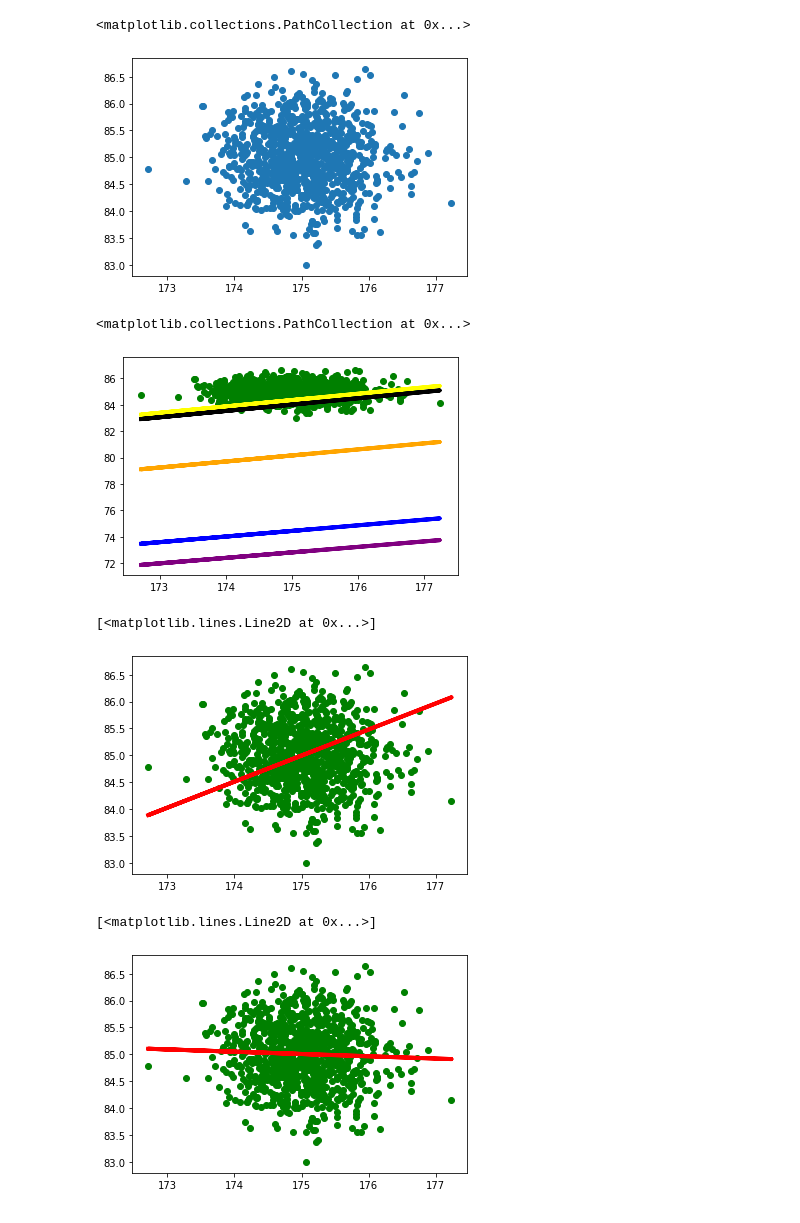
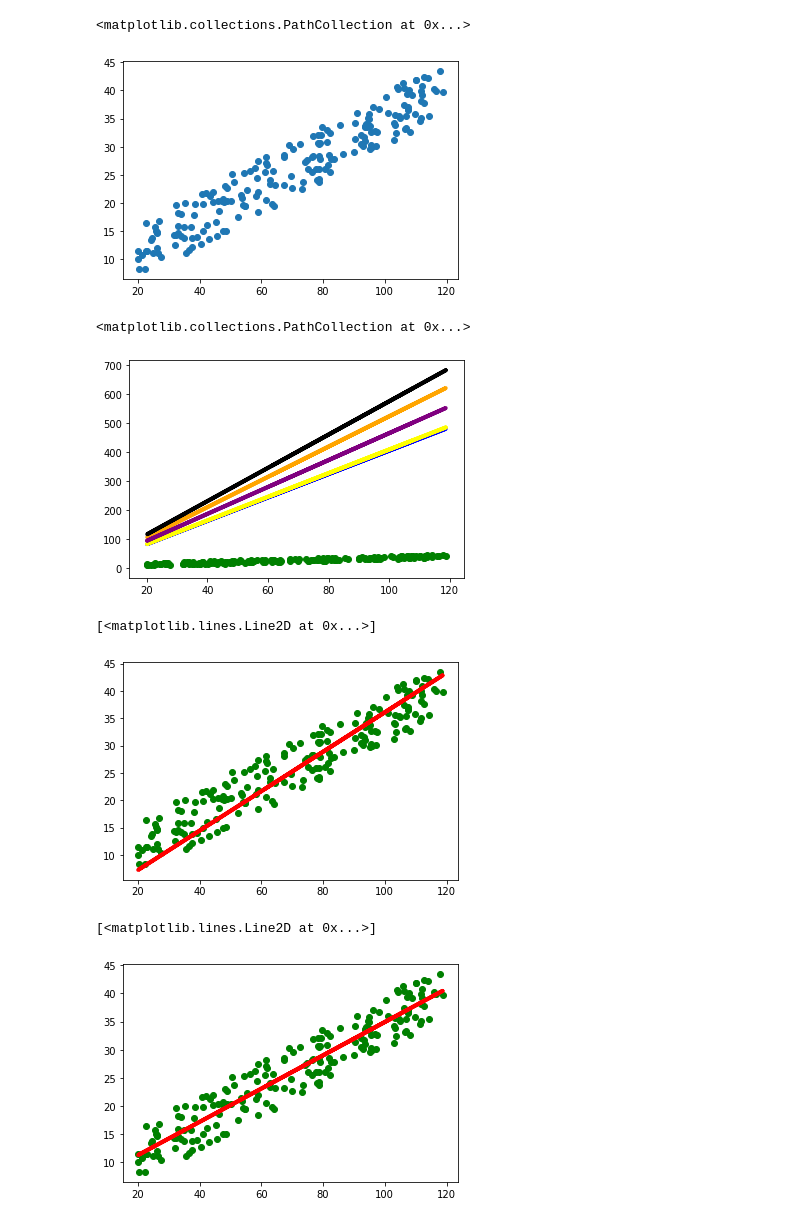
Before and after one commit to maheravi/Machine-Learning, a Jupyter notebook: Height-Weight Adaline.ipynb, the cells around one changed output. Saved outputs shown, nothing was run; the diff lists cells and outputs as text; code cells hidden in the pictures.

```diff
--- a/Height-Weight Adaline.ipynb
+++ b/Height-Weight Adaline.ipynb
@@ -6,32 +6,35 @@ from sklearn.model_selection import train_test_split
 from numpy.linalg import inv
 import random
 
-N = 1000
+N = 200
 
-std = 0.6
+std = 10
 
-height = np.random.normal(175, std, N)
-weight = np.random.normal(85, std, N)
+# height = np.random.normal(175, std, N)
+# weight = np.random.normal(85, std, N)
 
-height = height.reshape(N,1)
-weight = weight.reshape(N,1)
+height = np.random.random_sample((N,1))*100 + 20
+e = np.random.rand(N) * std
+weight = np.matmul(height, [0.3]).T + e
 # %%
 plt.scatter(height, weight)
 # %% [output]
 <matplotlib.collections.PathCollection at 0x...>
-[figure, old version]
+[figure, new version]
 # %%
+height = height.reshape(N,1)
+weight = weight.reshape(N,1)
 X = height
 Y = weight
 color = ['blue', 'yellow', 'orange', 'black', 'purple']
 for i in range(5):
-    m = np.array([np.random.uniform(0.4, 0.5)])
+    m = np.array([np.random.uniform(3, 6)])
     Y_pred = np.matmul(X, m)
     plt.plot(height, Y_pred, c=color[i], lw = 4)
 plt.scatter(height, weight, c='green')
 # %% [output]
 <matplotlib.collections.PathCollection at 0x...>
-[figure, old version]
+[figure, new version]
 # %%
 X = height
 Y = weight
@@ -41,7 +44,7 @@ plt.scatter(height, weight, c='green')
 plt.plot(height, Y_pred, c='red', lw = 4)
 # %% [output]
 [<matplotlib.lines.Line2D at 0x...>]
-[figure, old version]
+[figure, new version]
 # %%
 import scipy
 result = scipy.stats.linregress(X[:,0], Y[:,0])
@@ -50,7 +53,7 @@ plt.scatter(height, weight, c='green')
 plt.plot(height, Y_pred, c='red', lw = 4)
 # %% [output]
 [<matplotlib.lines.Line2D at 0x...>]
-[figure, old version]
+[figure, new version]
 # %%
 from sklearn.linear_model import LinearRegression
 from sklearn.model_selection import train_test_split
```
Also changed, not shown: parts of 5 cells of this notebook.
